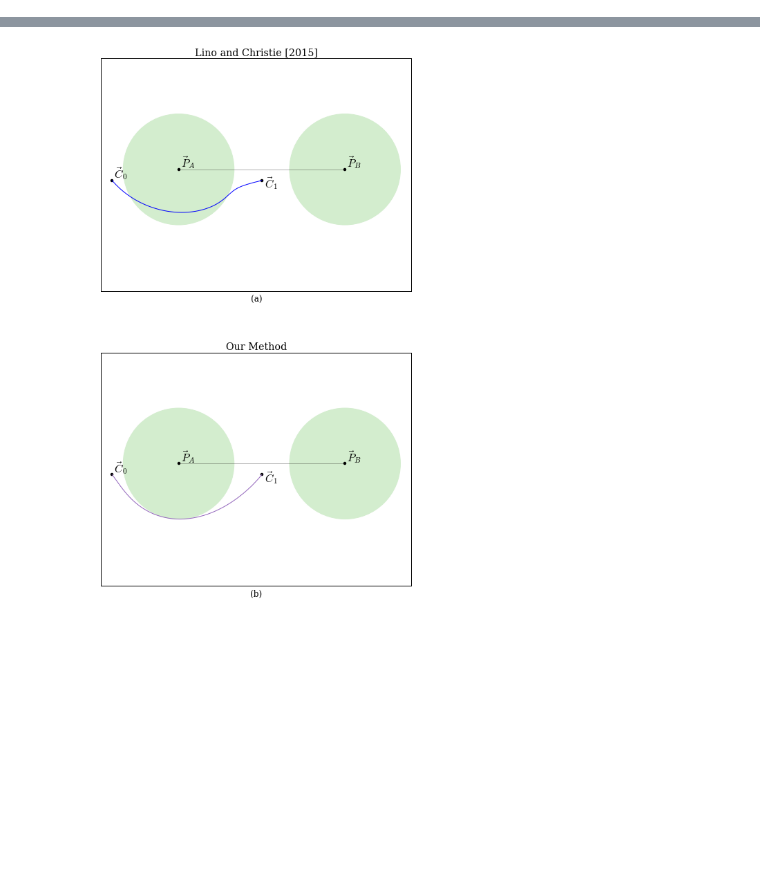
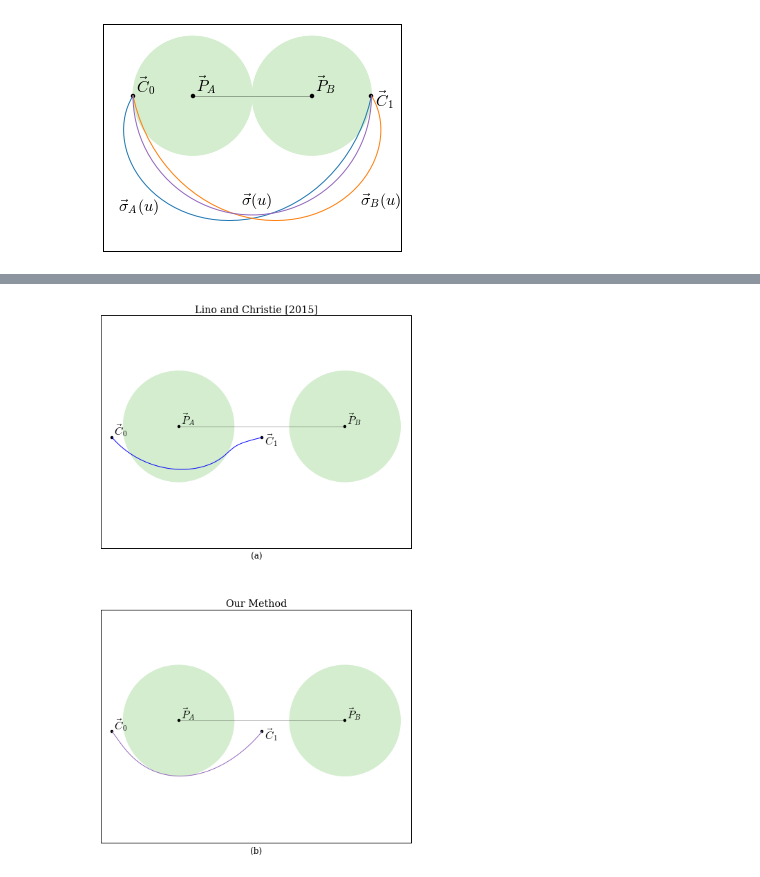
Before and after one commit to njoubert/spooky, a Jupyter notebook: experiments/ipython/30 - NJ - Generating Plots for SIGASIA PAper.ipynb, the cells around one changed output, grey strips where cells are left out. Cells and saved outputs as stored; diff of their text form; code cells hidden in the pictures; blank space fills up the shorter version.

```diff
--- a/experiments/ipython/30 - NJ - Generating Plots for SIGASIA PAper.ipynb
+++ b/experiments/ipython/30 - NJ - Generating Plots for SIGASIA PAper.ipynb
@@ -156,0 +184,35 @@ import toric.shims
+# %%
+pylab.rcParams['figure.figsize'] = 4.5, 4
+matplotlib.rcParams.update({'font.size': 12})
+plt.rc('font', family='serif')
+
+gs = gridspec.GridSpec(1, 1, width_ratios=[1], height_ratios=[1])
+fig = plt.figure()
+
+# fig.suptitle("", fontsize=18)
+
+f1 = fig.add_subplot(gs[0])
+
+# FIGURE 1
+drawSetup(f1, PA, PB, C0, C1, min_dist, fudgeX_pos=0.5, fudgeX_neg=0.5, fudgeY_pos=1.2,fudgeY_neg=2.6)
+f1.set_title('')
+f1.plot(sigmaA[:,0], sigmaA[:,1], c=c_b)
+f1.plot(sigmaB[:,0], sigmaB[:,1], c=c_o)
+f1.plot(sigma[:,0], sigma[:,1], c=c_p)
+
+f1.annotate(s=r"$\vec{\sigma}_A(u)$", size=annotatesize, xy=(sigmaA[15,0], sigmaA[15,1]),xytext=(-20,-36),textcoords="offset points")
+f1.annotate(s=r"$\vec{\sigma}_B(u)$", size=annotatesize, xy=(sigmaB[35,0], sigmaB[35,1]),xytext=(-10,-36),textcoords="offset points")
+f1.annotate(s=r"$\vec{\sigma}(u)$", size=annotatesize, xy=(sigma[25,0], sigma[25,1]),xytext=(-15,10),textcoords="offset points")
+
+
+f1.get_xaxis().set_ticks([])
+f1.get_yaxis().set_ticks([])
+
+
+#drawWorldTrajectoryGivenSubfigures(f3, PA, PB, C0, C1, min_dist, sigma, "red")
+#gca().set_position((.1, .3, .8, .6)) # to make a bit of room for extra text
+
+fig.tight_layout()
+pylab.savefig("sample_traj.pdf")
+# %% [output]
+[figure, added]
```
Also changed, not shown: parts of 6 cells of this notebook, 6 other files.
